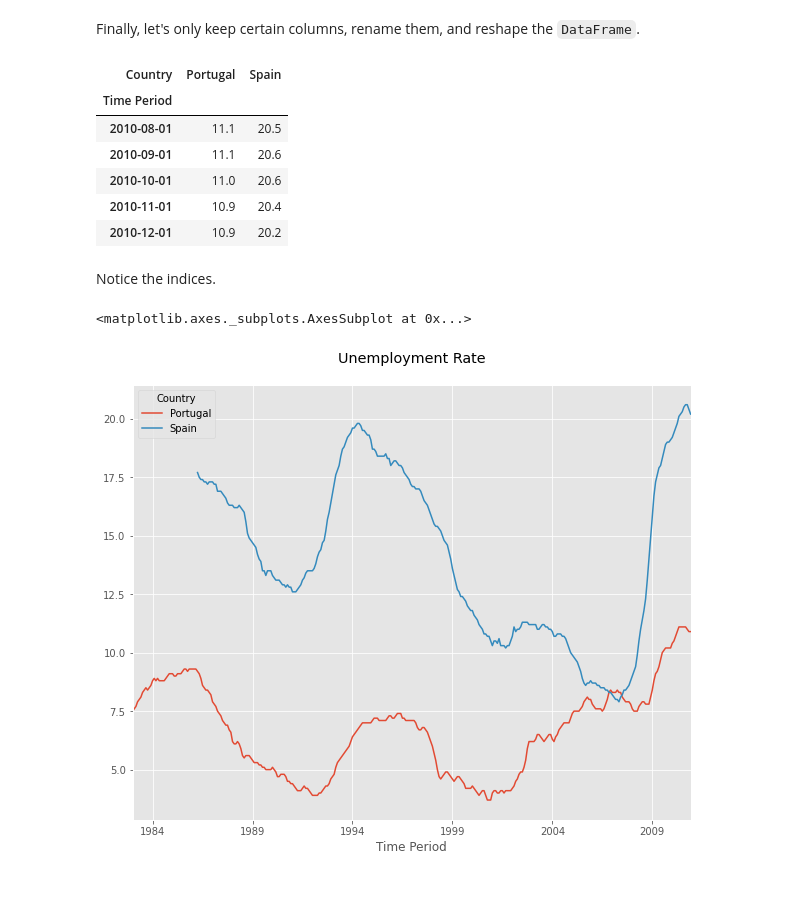
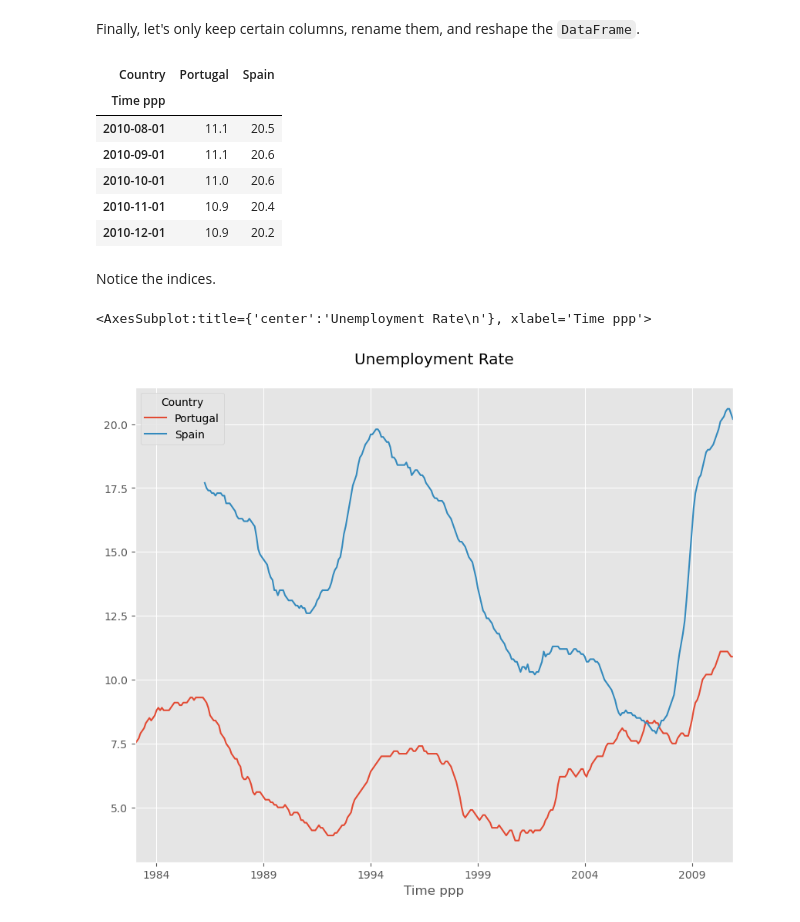
Before and after one commit to qszhao/PTUA2023, a Jupyter notebook: Lab05/Lecture05_Pandas.ipynb, the cells around one changed output. Cells and saved outputs as stored; diff of their text form; code cells hidden in the pictures; blank space fills up the shorter version.

```diff
--- a/Lab05/Lecture05_Pandas.ipynb
+++ b/Lab05/Lecture05_Pandas.ipynb
@@ -699,12 +828,12 @@ ps.insert(loc=0, column='date',
 Finally, let's only keep certain columns, rename them, and reshape the `DataFrame`.
 # %%
 ps = ps[['date', 'name_en', 'unemployment_rate']]
-ps.columns = ['Time Period', 'Country', 'Unemployment Rate']
-ps = ps.pivot(index='Time Period', columns='Country', values='Unemployment Rate')
+ps.columns = ['Time ppp', 'Country', 'Unemployment Rate']
+ps = ps.pivot(index='Time ppp', columns='Country', values='Unemployment Rate')
 ps.tail()
 # %% [output]
 | Country | Portugal | Spain |
-| Time Period |  |  |
+| Time ppp |  |  |
 | 2010-08-01 | 11.1 | 20.5 |
 | 2010-09-01 | 11.1 | 20.6 |
 | 2010-10-01 | 11.0 | 20.6 |
@@ -715,5 +844,5 @@ Notice the indices.
 # %%
 ps.plot(figsize=(10, 8), title='Unemployment Rate\n')
 # %% [output]
-<matplotlib.axes._subplots.AxesSubplot at 0x...>
+<AxesSubplot:title={'center':'Unemployment Rate\n'}, xlabel='Time ppp'>
-[figure, old version]
+[figure, new version]
```
Also changed, not shown: parts of 66 cells of this notebook, 8 other files.
